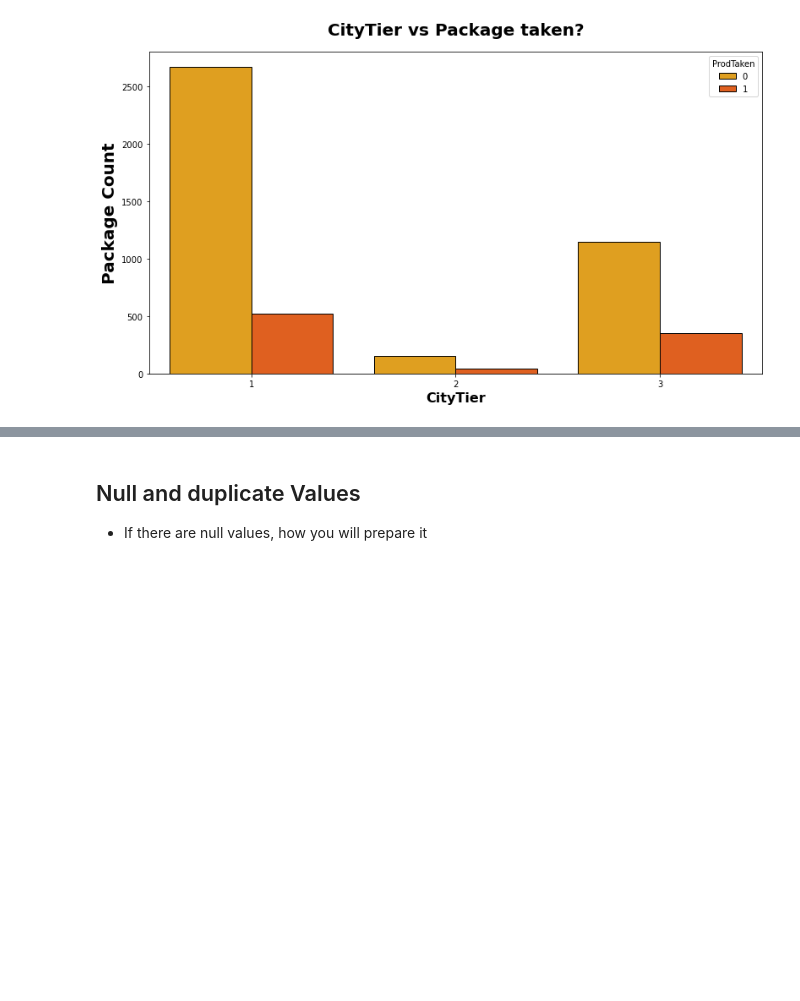
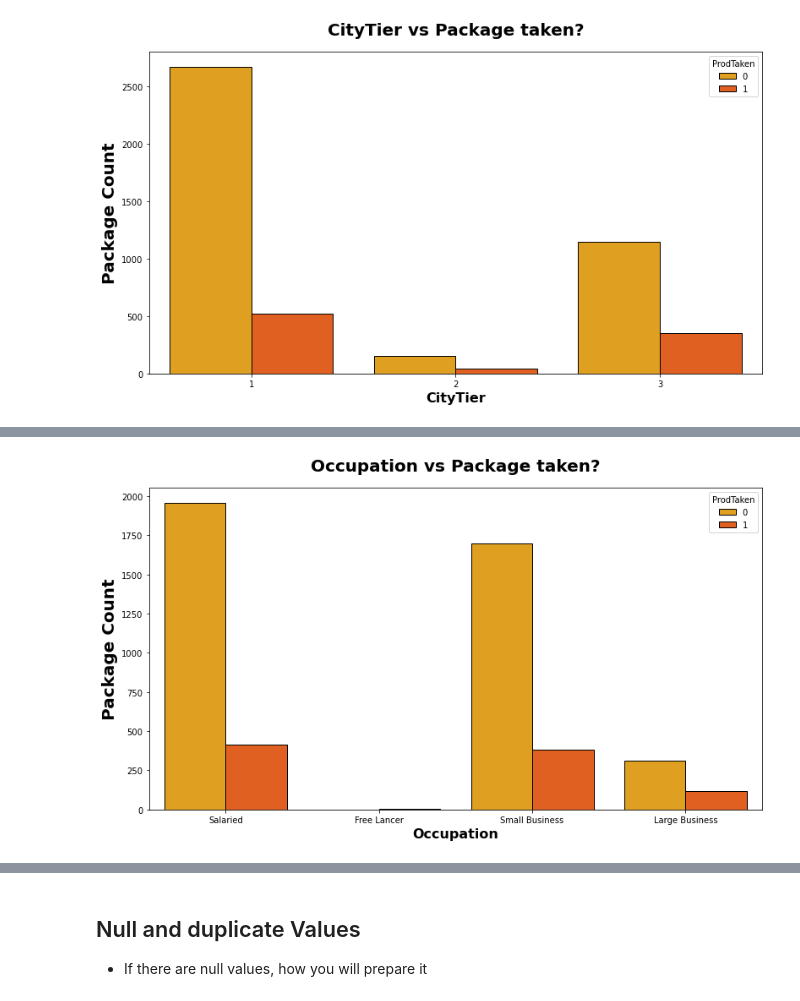
Before and after one commit to wasimmadha/tourism_package, a Jupyter notebook: notebooks/Data Exploration.ipynb, the cells around one changed output, grey strips where cells are left out. Cells and saved outputs as stored; diff of their text form; code cells hidden in the pictures; blank space fills up the shorter version.

```diff
--- a/notebooks/Data Exploration.ipynb
+++ b/notebooks/Data Exploration.ipynb
@@ -10,7 +10,7 @@ warnings.filterwarnings("ignore")
 
 %matplotlib inline
 # %%
-df = pd.read_csv(r"C:\Users\wasim\tourism_package\data\tour_package.csv")
+df = pd.read_csv(r"C:\Users\wasim\tourism_package\data\Travel.csv")
 # %%
 df.head()
 # %% [output]
@@ -191,0 +224,9 @@ plt.show()
+# %%
+plt.subplots(figsize=(13,7))
+sns.countplot(x="Occupation",hue="ProdTaken", data= df,ec = "black",palette="autumn_r")
+plt.title("Occupation vs Package taken?", weight="bold",fontsize=20, pad=20)
+plt.ylabel("Package Count", weight="bold", fontsize=20)
+plt.xlabel("Occupation", weight="bold", fontsize=16)
+plt.show()
+# %% [output]
+[figure, added]
```
Also changed, not shown: parts of 28 cells of this notebook.
